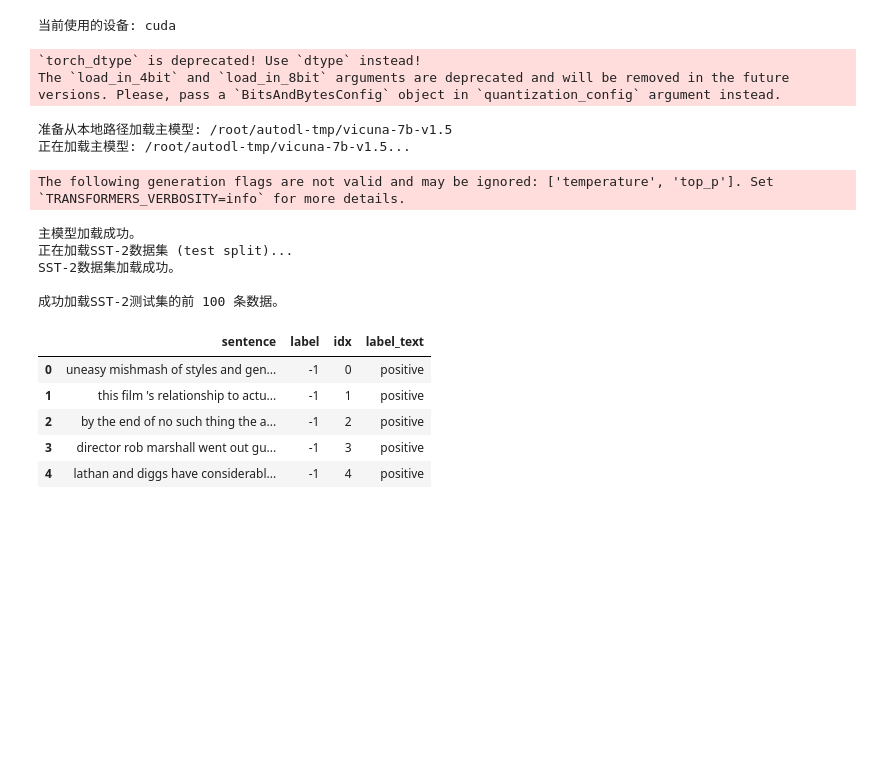
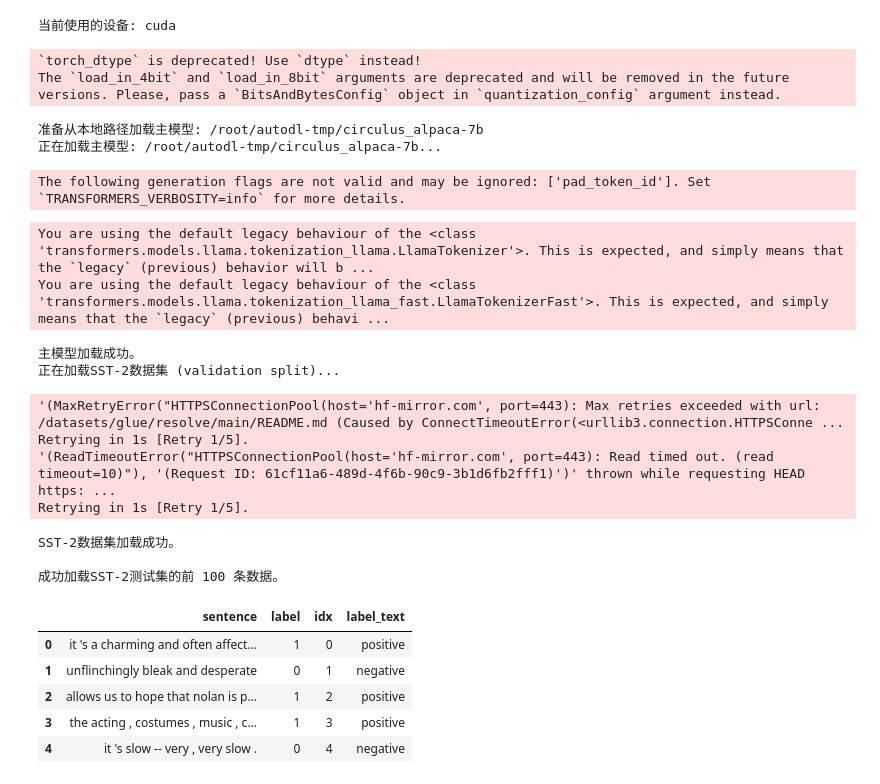
Before and after one commit to heyingu/AHP, a Jupyter notebook: notebooks/01_experiment_pruning_rules.ipynb, the cells around one changed output. Drawn from its saved outputs; the diff is of its cells as text; code cells hidden in the pictures; blank space fills up the shorter version.

```diff
--- a/notebooks/01_experiment_pruning_rules.ipynb
+++ b/notebooks/01_experiment_pruning_rules.ipynb
@@ -32,39 +32,46 @@ NUM_SAMPLES_TO_TEST = 100 # 为了快速得到结果，我们先在100个样本
 PRUNER_TYPES = ['semantic', 'perplexity', 'nli', 'clustering']
 # %%
 # 由于模型被下载到了/root/autodl-tmp/，我们需要使用这个“绝对路径”来加载它
-local_model_path = "/root/autodl-tmp/vicuna-7b-v1.5"
+# local_model_path = "/root/autodl-tmp/vicuna-7b-v1.5"
+local_model_path = "/root/autodl-tmp/circulus_alpaca-7b"
 
 print(f"准备从本地路径加载主模型: {local_model_path}")
 
 # 加载主LLM
 # use_4bit=True 选项会使用4-bit量化，极大节省显存
 main_model, main_tokenizer = load_main_llm(model_name=local_model_path, use_4bit=True)
 
 # 加载SST-2测试集
 # 第一次运行时会自动从Hugging Face Hub下载
-sst2_test_dataset = load_sst2_dataset(split='test')
+sst2_test_dataset = load_sst2_dataset(split='validation')
 
 # 为了方便，我们将数据转换为Pandas DataFrame，并只取前N个样本
 sst2_test_df = sst2_test_dataset.to_pandas().head(NUM_SAMPLES_TO_TEST)
 print(f"\n成功加载SST-2测试集的前 {NUM_SAMPLES_TO_TEST} 条数据。")
 sst2_test_df.head()
 # %% [output]
 `torch_dtype` is deprecated! Use `dtype` instead!
 The `load_in_4bit` and `load_in_8bit` arguments are deprecated and will be removed in the future versions. Please, pass a `BitsAndBytesConfig` object in `quantization_config` argument instead.
-准备从本地路径加载主模型: /root/autodl-tmp/vicuna-7b-v1.5
-正在加载主模型: /root/autodl-tmp/vicuna-7b-v1.5...
+准备从本地路径加载主模型: /root/autodl-tmp/circulus_alpaca-7b
+正在加载主模型: /root/autodl-tmp/circulus_alpaca-7b...
-The following generation flags are not valid and may be ignored: ['temperature', 'top_p']. Set `TRANSFORMERS_VERBOSITY=info` for more details.
+The following generation flags are not valid and may be ignored: ['pad_token_id']. Set `TRANSFORMERS_VERBOSITY=info` for more details.
-主模型加载成功。
-正在加载SST-2数据集 (test split)...
-SST-2数据集加载成功。
-
-成功加载SST-2测试集的前 100 条数据。
+You are using the default legacy behaviour of the <class 'transformers.models.llama.tokenization_llama.LlamaTokenizer'>. This is expected, and simply means that the `legacy` (previous) behavior will b ...
+You are using the default legacy behaviour of the <class 'transformers.models.llama.tokenization_llama_fast.LlamaTokenizerFast'>. This is expected, and simply means that the `legacy` (previous) behavi ...
+主模型加载成功。
+正在加载SST-2数据集 (validation split)...
+'(MaxRetryError("HTTPSConnectionPool(host='hf-mirror.com', port=443): Max retries exceeded with url: /datasets/glue/resolve/main/README.md (Caused by ConnectTimeoutError(<urllib3.connection.HTTPSConne ...
+Retrying in 1s [Retry 1/5].
+'(ReadTimeoutError("HTTPSConnectionPool(host='hf-mirror.com', port=443): Read timed out. (read timeout=10)"), '(Request ID: 61cf11a6-489d-4f6b-90c9-3b1d6fb2fff1)')' thrown while requesting HEAD https: ...
+Retrying in 1s [Retry 1/5].
+SST-2数据集加载成功。
+
+成功加载SST-2测试集的前 100 条数据。
 |  | sentence | label | idx | label_text |
-| 0 | uneasy mishmash of styles and gen... | -1 | 0 | positive |
-| 1 | this film 's relationship to actu... | -1 | 1 | positive |
-| 2 | by the end of no such thing the a... | -1 | 2 | positive |
-| 3 | director rob marshall went out gu... | -1 | 3 | positive |
-| 4 | lathan and diggs have considerabl... | -1 | 4 | positive |
+| 0 | it 's a charming and often affect... | 1 | 0 | positive |
+| 1 | unflinchingly bleak and desperate | 0 | 1 | negative |
+| 2 | allows us to hope that nolan is p... | 1 | 2 | positive |
+| 3 | the acting , costumes , music , c... | 1 | 3 | positive |
+| 4 | it 's slow -- very , very slow . | 0 | 4 | negative |
 # %%
 # # (单元格 4 - 新版调试专用)
 
```
Also changed, not shown: parts of 4 cells of this notebook, 29 other files.
